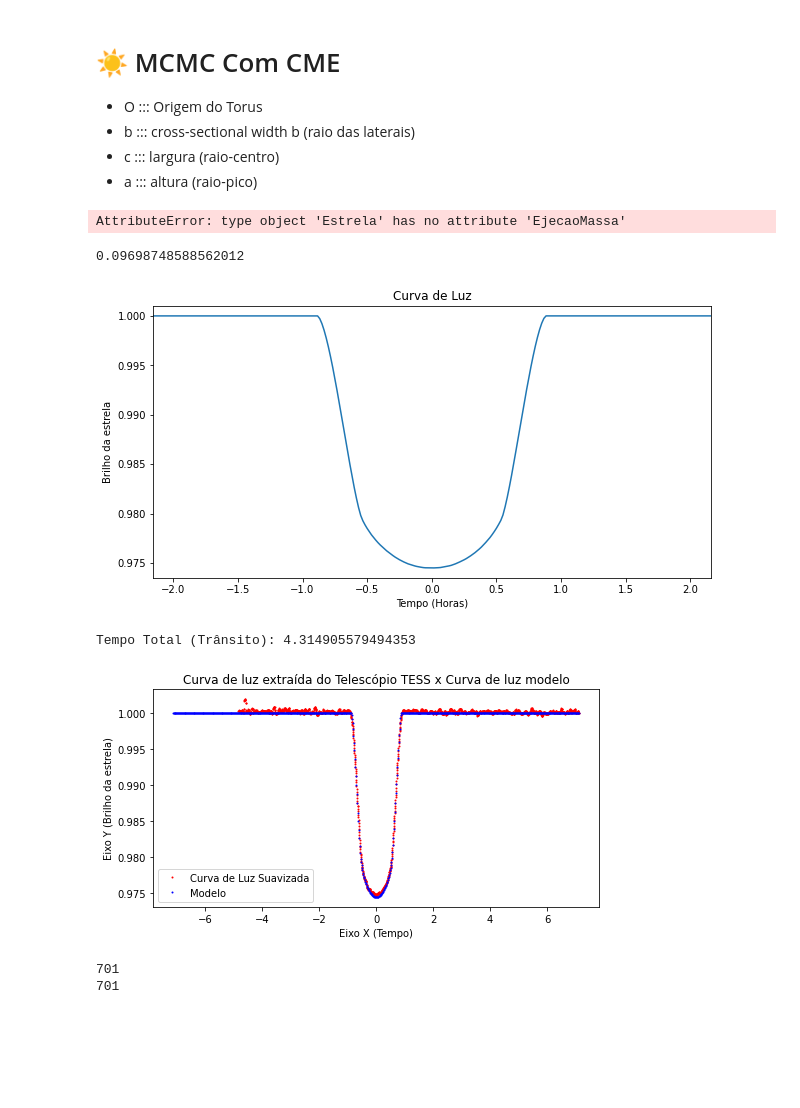
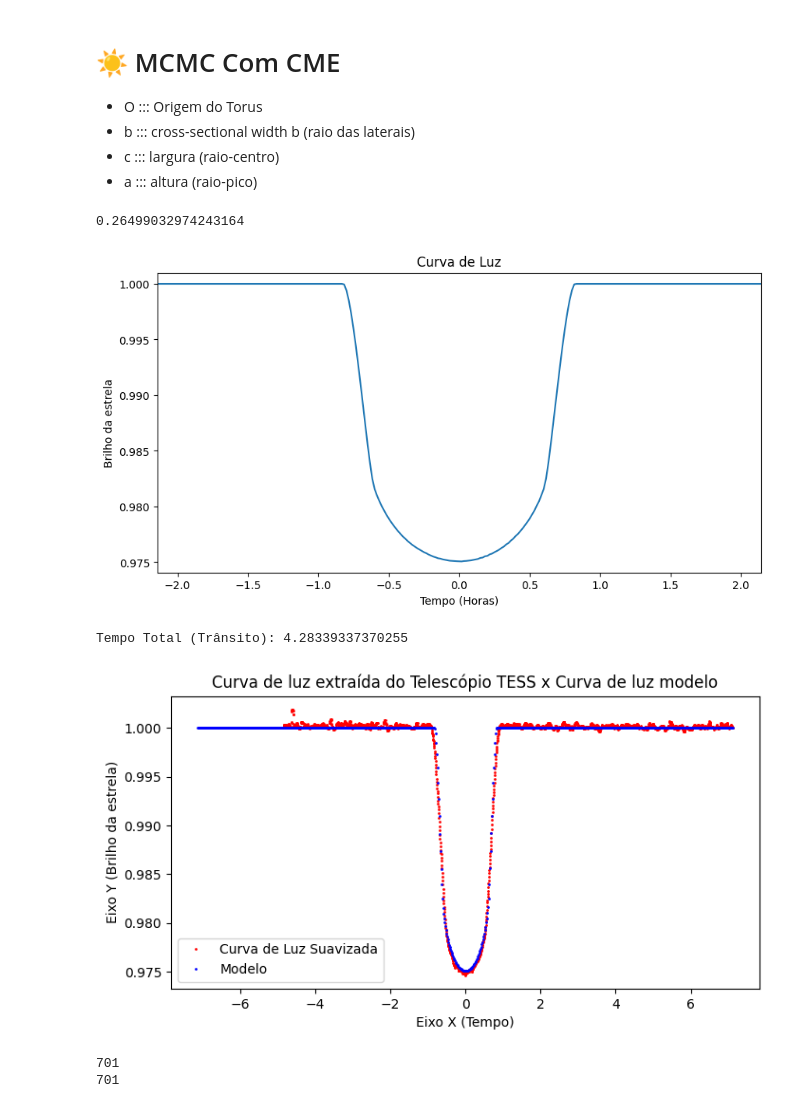
Before and after one commit to Transit-Model-CRAAM/eclipse-model-star-activity, a Jupyter notebook: Eclipse/main-mcmc.ipynb, the cells around one changed output. Saved outputs shown, nothing was run; the diff lists cells and outputs as text; code cells hidden in the pictures; blank space fills up the shorter version.

```diff
--- a/Eclipse/main-mcmc.ipynb
+++ b/Eclipse/main-mcmc.ipynb
@@ -129,0 +129,12 @@ dd = numpy.where((t_p >= -5.) & (t_p <= 5.))
+# %%
+selectedTransit = 2 #transito selecionado
+time_phased, smoothed_LC = tratamento.select_transit_smooth(selectedTransit)
+
+plt.rcParams['figure.figsize']= 8, 4
+graf1,ax = plt.subplots()
+
+
+ax.plot(time_phased, smoothed_LC, "r.", ms=2, label='Curva de Luz Suavizada')
+ax.plot(ts_model, eclipse.getCurvaLuz(), "b.", ms=2, label='Modelo')
+
+plotLegendModel(ax, mission)
@@ -412,26 +426,24 @@ p0y = 220
 p1x = 410
 p1y = 250
 taxa_esfriamento = 1.5
-
 cme = Estrela.EjecaoMassa(raio_cme, p0x, p0y, p1x, p1y, opacidade, temperatura_cme, velocidade_cme, taxa_esfriamento)
 
 estrela_.addCme(cme)
-estrela_.ejecaoDeMassa(temperatura_cme, raio_cme)
+#estrela_.ejecaoDeMassa(temperatura_cme, raio_cme)
-# %% [output]
-AttributeError: type object 'Estrela' has no attribute 'EjecaoMassa'
 # %%
 #eclipse
+estrela_matriz = estrela_.getMatrizEstrela()
 eclipse.setEstrela(estrela_matriz)
-eclipse.criarEclipse(cme=False, anim=False)
+eclipse.criarEclipse(anim=False)
 
 print ("Tempo Total (Trânsito):", eclipse.getTempoTransito())
 tempoTransito = eclipse.getTempoTransito()
 curvaLuz = eclipse.getCurvaLuz()
 tempoHoras = eclipse.getTempoHoras()
 # %% [output]
-0.09698748588562012
+0.26499032974243164
-[figure, old version]
+[figure, new version]
-Tempo Total (Trânsito): 4.314905579494353
+Tempo Total (Trânsito): 4.28339337370255
 # %%
 # COM ESCOLHA DE TRÂNSITO
 selectedTransit = 2 #transito selecionado
@@ -446,7 +458,7 @@ ax.plot(ts_model, eclipse.getCurvaLuz(), "b.", ms=2, label='Modelo')
 
 plotLegendModel(ax, mission)
 # %% [output]
-[figure, old version]
+[figure, new version]
 # %%
 nwalkers = 50
 niter = 50
```
Also changed, not shown: parts of 10 cells of this notebook, 3 other files.
